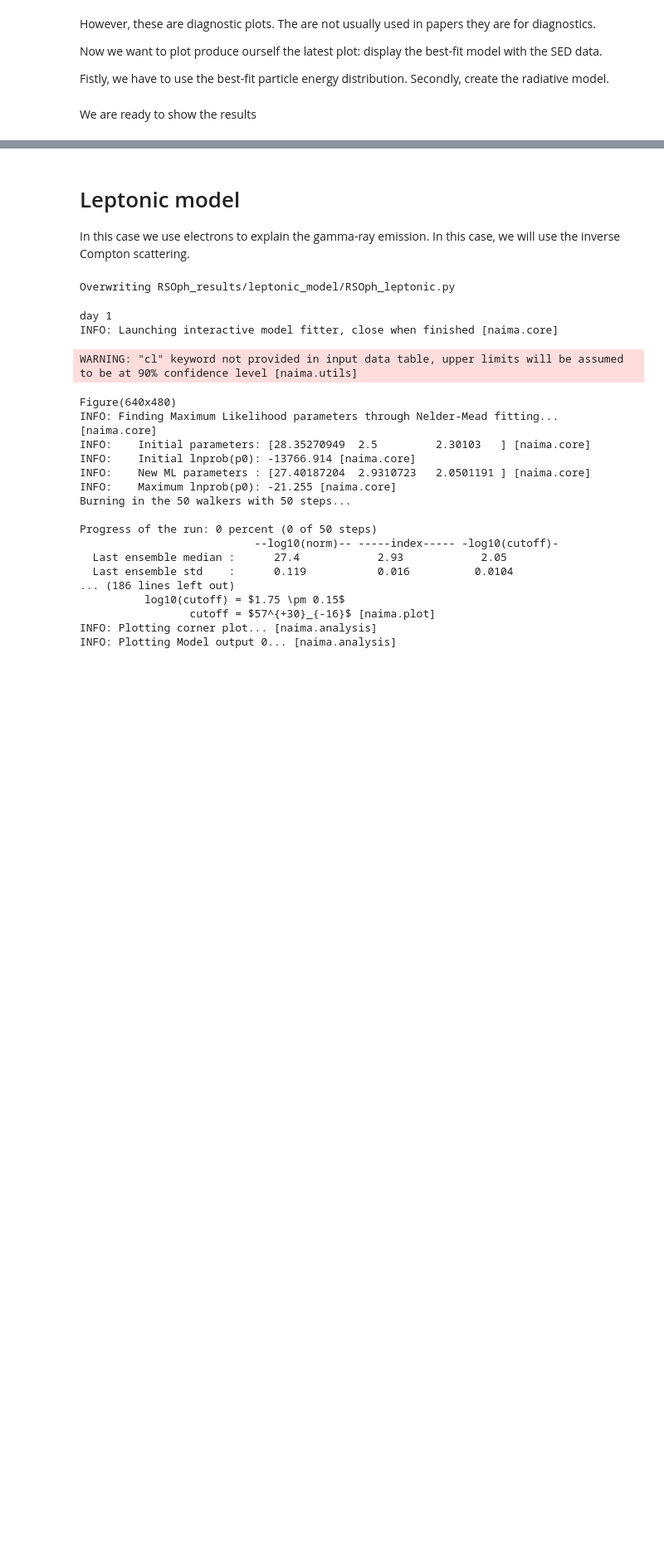
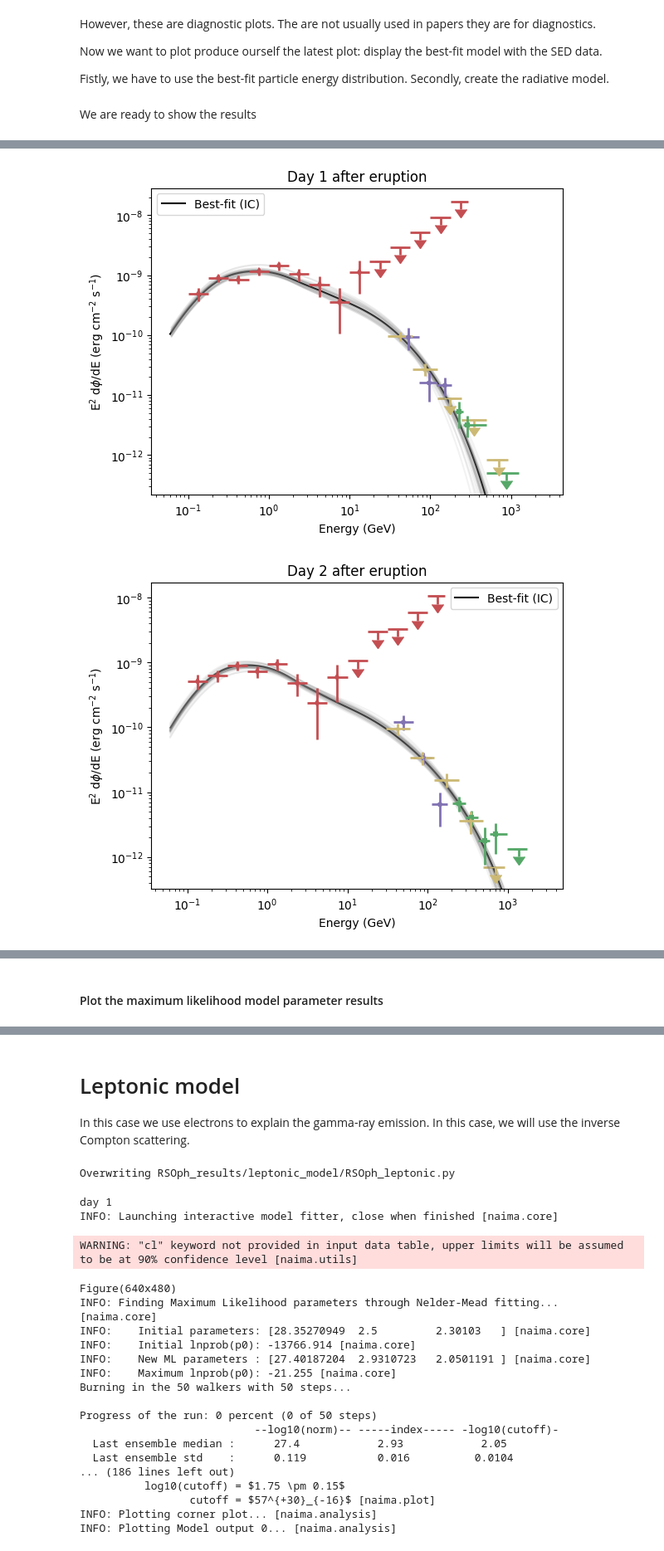
Before and after one commit to aaguasca/naima_handson, a Jupyter notebook: scripts/fit_RSOph.ipynb, the cells around one changed output, grey strips where cells are left out. Shown at 83% size. Cells and saved outputs as stored; diff of their text form; code cells hidden in the pictures; blank space fills up the shorter version.

```diff
--- a/scripts/fit_RSOph.ipynb
+++ b/scripts/fit_RSOph.ipynb
@@ -423,0 +448,60 @@ with quantity_support():
+# %%
+# import the class PionDecayModel from the file we created before
+from RSOph_results.hadronic_model.RSOph_hadronic import PionDecayModel
+
+# Define photon energy range for plotting SED (Spectral Energy Distribution)
+photon_energy = np.geomspace(6e-5, 2.6, 100) * u.TeV
+
+# Use the quantity_support context manager to enable operations with quantities
+with quantity_support():
+    # Loop through days, corresponding data, and radiative models
+    for ii, (day, data, rad_model) in enumerate(
+        zip(
+            days,
+            daily_data,
+            [radiative_model_day1, radiative_model_day2, radiative_model_day3, radiative_model_day4]
+        )
+    ):
+        # Create a plot of the data for each day using the 'naima' plotting function
+        fig = naima.plot_data(data, e_unit=u.GeV)  # Plot data with energy unit as GeV
+        ax = fig.axes[0]  # Get the plot axis
+        ax.set_title(f"Day {day} after eruption")  # Set plot title with the day of observation
+
+        # Set units for the x-axis and y-axis
+        ax.xaxis.units = u.GeV  # Set the x-axis to be in GeV
+        ax.yaxis.units = u.Unit("erg s-1 cm-2")  # Set the y-axis to have units of erg/s/cm^2
+
+        # Store the current axis limits for both x and y
+        ymin, ymax = ax.get_ylim()
+        xmin, xmax = ax.get_xlim()
+
+        # Plot the best-fit Inverse Compton (IC) SED
+        plt.loglog(
+            photon_energy,  # The photon energies to plot
+            rad_model.sed(photon_energy, distance=2.45 * u.kpc),  # Calculate and plot the model flux (SED)
+            color="k",  # Color of the line
+            label=r"Best-fit (IC)"  # Label for the plot
+        )
+
+        # Create a PionDecay model for the current day
+        PionDecay_func = PionDecayModel(day)
+
+        # Loop through each MCMC chain sample and plot the corresponding flux
+        for i in range(min(np.shape(runs_hardonic[ii].get_chain())[1], 100)):
+            photon_energy = np.geomspace(xmin, xmax, 100) * u.GeV  # Define photon energy range for plotting
+            # Get flux prediction from the PionDecay model for this sample in the MCMC chain
+            flux = PionDecay_func.PionDecay(runs_hardonic[ii].get_chain()[-1, i, :], data=photon_energy)
+            # SED := E**2 * differential flux (d\phi/dE), plot each flux sample in gray with some transparency
+            plt.loglog(photon_energy, photon_energy**2 * flux, color="gray", alpha=0.1)
+
+        # Restore the original y-axis limits to avoid distorting the plot
+        ax.set_ylim((ymin, ymax))
+        # Set axis labels for the plot
+        ax.set_ylabel(f"E$^2$ d$\phi$/dE (erg cm$^{{-2}}$ s$^{{-1}}$)")  # y-axis label (flux)
+        ax.set_xlabel(f"Energy (GeV)")  # x-axis label (energy)
+
+        # Add a legend to the plot
+        ax.legend()
+# %% [output]
+[figure, added]
+[figure, added]
@@ -424 +510,3 @@ with quantity_support():
+# %% [markdown]
+#### Plot the maximum likelihood model parameter results
 # %%
```
Also changed, not shown: parts of 34 cells of this notebook, 8 other files.
